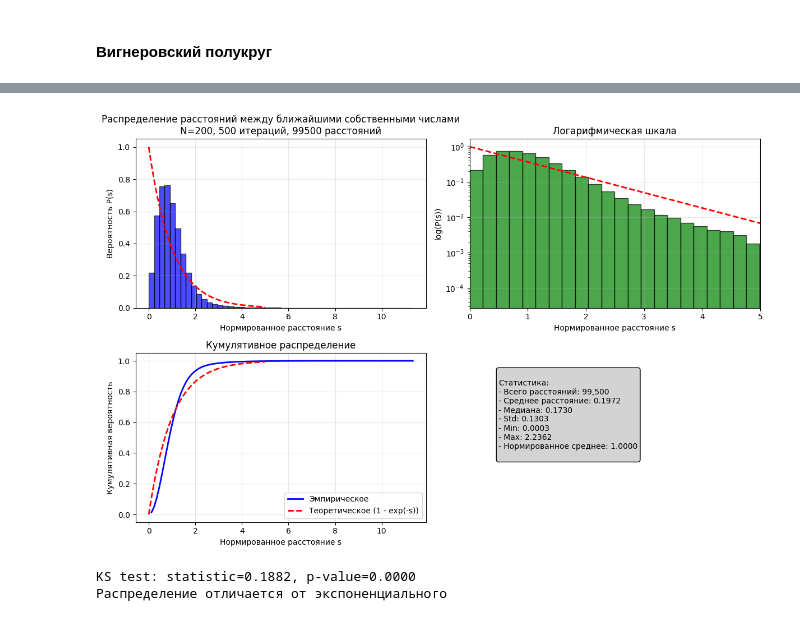
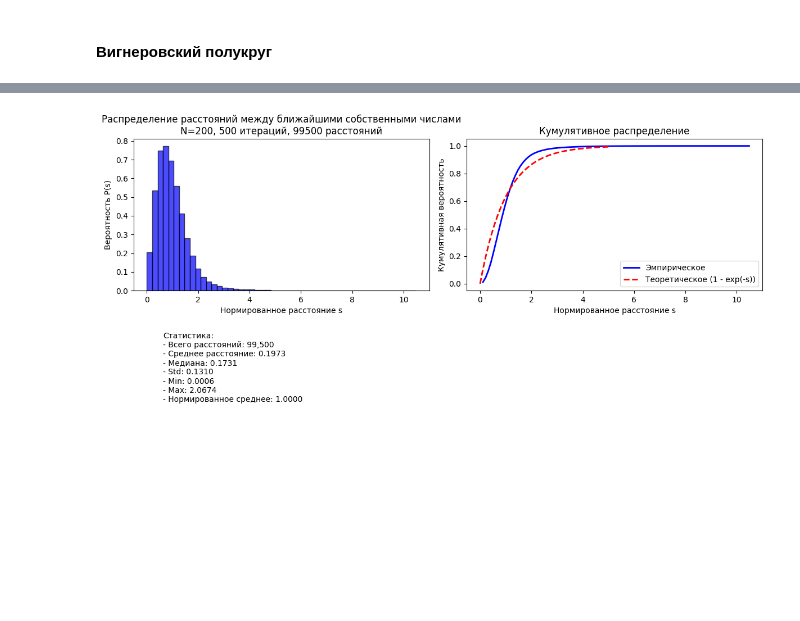
Before and after one commit to averageX56/vichmaty, a Jupyter notebook: Дз 1.ipynb, the cells around one changed output, grey strips where cells are left out. Drawn from its saved outputs; the diff is of its cells as text; code cells hidden in the pictures; blank space fills up the shorter version.

```diff
--- a/Дз 1.ipynb
+++ b/Дз 1.ipynb
@@ -228,48 +274,31 @@ from numpy.linalg import eig
 from scipy.stats import expon
 
 def nearest_neighbor_spacings(eigenvalues):
-    """
-    Вычисляет расстояния между ближайшими собственными числами
-    """
     sorted_eig = np.sort(eigenvalues)
-    spacings = np.diff(sorted_eig)  # расстояния между соседями
+    spacings = np.diff(sorted_eig)
     return spacings
 
 def generate_spacing_data(it=1000, N=100):
-    """
-    Генерирует данные о расстояниях между собственными числами
-    """
     all_spacings = []
 
     for _ in range(it):
-        # Создаем случайную симметричную матрицу
         M = np.random.randn(N, N)
-        M = (M + M.T) / 2  # симметричная матрица
-
-        # Вычисляем собственные числа
+        M = (M + M.T) / 2
         e = np.real(eig(M)[0])
-
-        # Вычисляем расстояния между ближайшими соседями
         spacings = nearest_neighbor_spacings(e)
         all_spacings.extend(spacings)
 
     return np.array(all_spacings)
 
-# Параметры эксперимента
-it = 500    # количество итераций
-N = 200     # размер матрицы
-
-# Генерация данных
+it = 500
+N = 200
 spacings = generate_spacing_data(it=it, N=N)
 
-# Нормировка (важно для сравнения с теоретическим распределением)
 mean_spacing = np.mean(spacings)
 normalized_spacings = spacings / mean_spacing
 
-# Построение гистограммы
 plt.figure(figsize=(12, 8))
 
-# Гистограмма расстояний
 plt.subplot(2, 2, 1)
 n, bins, patches = plt.hist(normalized_spacings, bins=50, density=True,
                            alpha=0.7, color='blue', edgecolor='black')
@@ -277,70 +306,36 @@ plt.xlabel('Нормированное расстояние s')
 plt.ylabel('Вероятность P(s)')
 plt.title('Распределение расстояний между ближайшими собственными числами\n'
           f'N={N}, {it} итераций, {len(spacings)} расстояний')
-plt.grid(True, alpha=0.3)
 
-# Теоретическое распределение Пуассона (для сравнения)
-x = np.linspace(0, 5, 100)
-poisson_dist = expon.pdf(x, scale=1)  # Экспоненциальное распределение
-plt.plot(x, poisson_dist, 'r--', linewidth=2, label='Пуассоновское распределение')
 
-# Логарифмическая шкала для хвоста распределения
 plt.subplot(2, 2, 2)
-plt.hist(normalized_spacings, bins=50, density=True,
-        alpha=0.7, color='green', edgecolor='black', log=True)
-plt.plot(x, poisson_dist, 'r--', linewidth=2)
-plt.xlabel('Нормированное расстояние s')
-plt.ylabel('log(P(s))')
-plt.title('Логарифмическая шкала')
-plt.grid(True, alpha=0.3)
-plt.xlim(0, 5)
-
-# Кумулятивное распределение
-plt.subplot(2, 2, 3)
 counts, bin_edges = np.histogram(normalized_spacings, bins=100, density=True)
 cdf = np.cumsum(counts) * np.diff(bin_edges)[0]
 plt.plot(bin_edges[1:], cdf, 'b-', linewidth=2, label='Эмпирическое')
 plt.plot(x, 1 - np.exp(-x), 'r--', linewidth=2, label='Теоретическое (1 - exp(-s))')
 plt.xlabel('Нормированное расстояние s')
 plt.ylabel('Кумулятивная вероятность')
 plt.title('Кумулятивное распределение')
 plt.legend()
-plt.grid(True, alpha=0.3)
 
-# Статистика
-plt.subplot(2, 2, 4)
+plt.subplot(2, 2, 3)
 plt.axis('off')
 stats_text = f'''
 Статистика:
 - Всего расстояний: {len(spacings):,}
 - Среднее расстояние: {mean_spacing:.4f}
 - Медиана: {np.median(spacings):.4f}
 - Std: {np.std(spacings):.4f}
 - Min: {np.min(spacings):.4f}
 - Max: {np.max(spacings):.4f}
 - Нормированное среднее: {np.mean(normalized_spacings):.4f}
 '''
-plt.text(0.1, 0.9, stats_text, fontsize=10, va='top',
-         bbox=dict(boxstyle="round,pad=0.3", facecolor="lightgray"))
+plt.text(0.1, 0.9, stats_text)
 
 plt.tight_layout()
 plt.show()
-
-# Дополнительный анализ: проверка на экспоненциальное распределение
-from scipy.stats import kstest
-
-# Тест Колмогорова-Смирнова
-ks_stat, ks_pvalue = kstest(normalized_spacings, 'expon')
-print(f"KS test: statistic={ks_stat:.4f}, p-value={ks_pvalue:.4f}")
-
-if ks_pvalue > 0.05:
-    print("Не можем отвергнуть гипотезу об экспоненциальном распределении")
-else:
-    print("Распределение отличается от экспоненциального")
 # %% [output]
-[figure, old version]
+[figure, new version]
-KS test: statistic=0.1882, p-value=0.0000
-Распределение отличается от экспоненциального
 # %%
 import numpy as np
 import matplotlib.pyplot as plt
```
Also changed, not shown: parts of 11 cells of this notebook, 2 other files.
